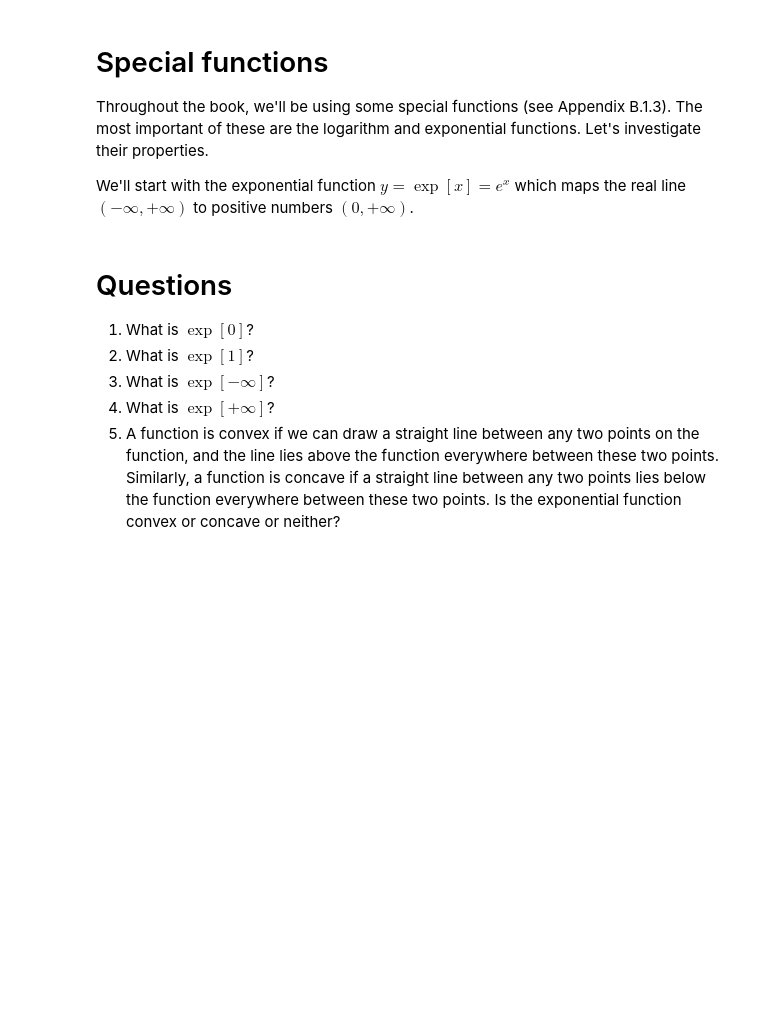
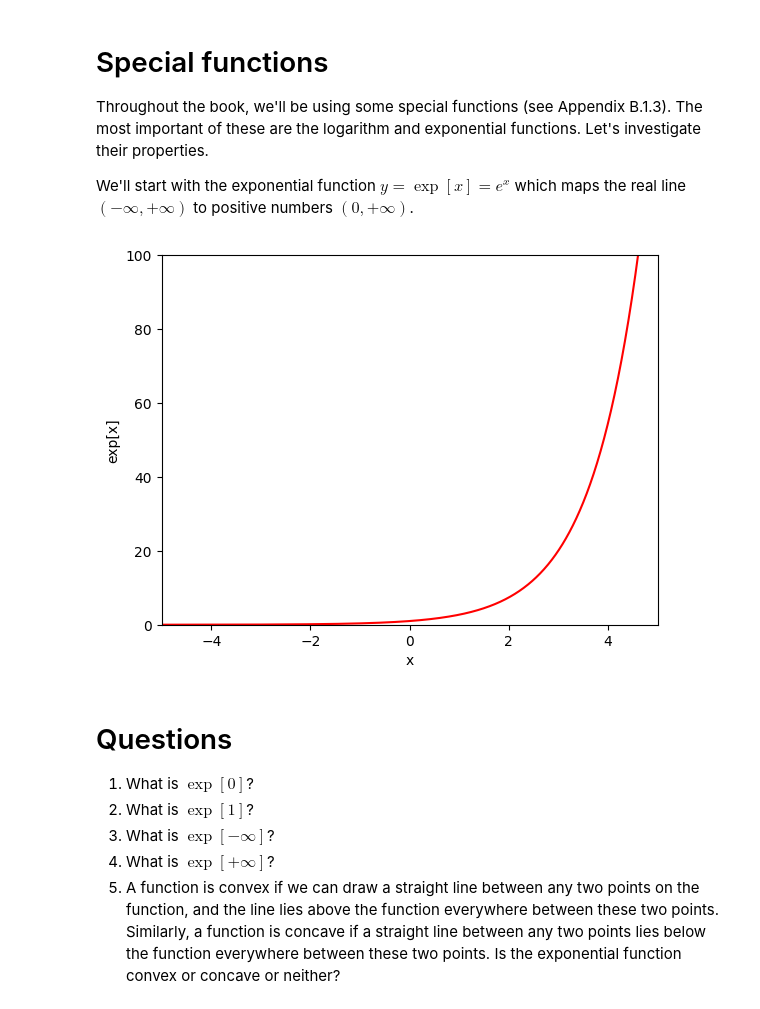
Before and after one commit to uezhenxiang2023/udlbook, a Jupyter notebook: Notebooks/Chap01/1_1_BackgroundMathematics.ipynb, the cells around one changed output. Cells and saved outputs as stored; diff of their text form; code cells hidden in the pictures; blank space fills up the shorter version.

```diff
--- a/Notebooks/Chap01/1_1_BackgroundMathematics.ipynb
+++ b/Notebooks/Chap01/1_1_BackgroundMathematics.ipynb
@@ -222,16 +233,18 @@ We'll start with the exponential function $y=\exp[x]=e^x$ which maps the real li
 # %%
 # Draw the exponential function
 
 # Define an array of x values from -5 to 5 with increments of 0.01
 x = np.arange(-5.0,5.0, 0.01)
 y = np.exp(x) ;
 
 # Plot this function
 fig, ax = plt.subplots()
-ax.plot(x,y,'r-')
+ax.plot(x,y,'r')
 ax.set_ylim([0,100]);ax.set_xlim([-5,5])
 ax.set_xlabel('x'); ax.set_ylabel('exp[x]')
 plt.show()
+# %% [output]
+[figure, added]
 # %% [markdown]
 # Questions
 
```
Also changed, not shown: parts of 5 cells of this notebook.
